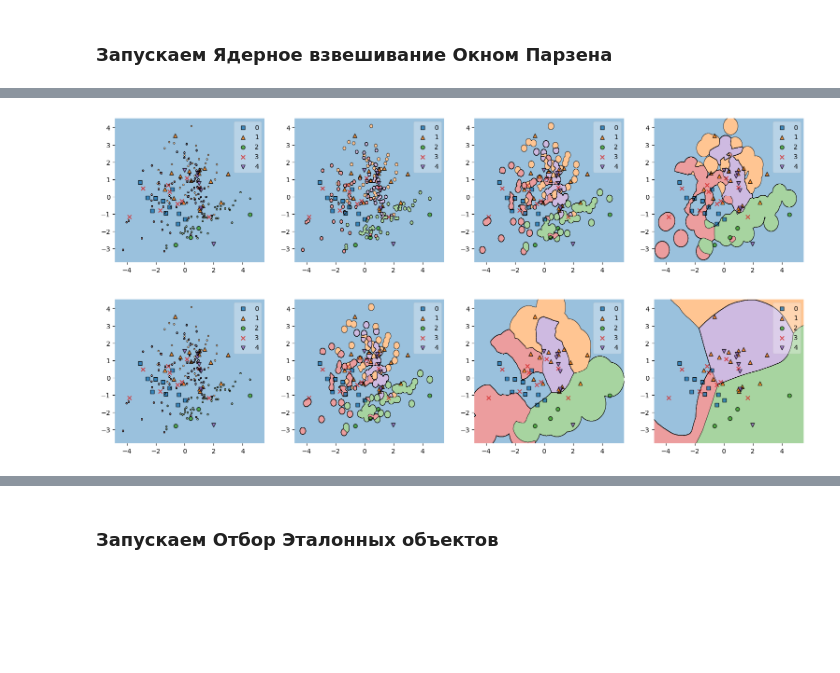
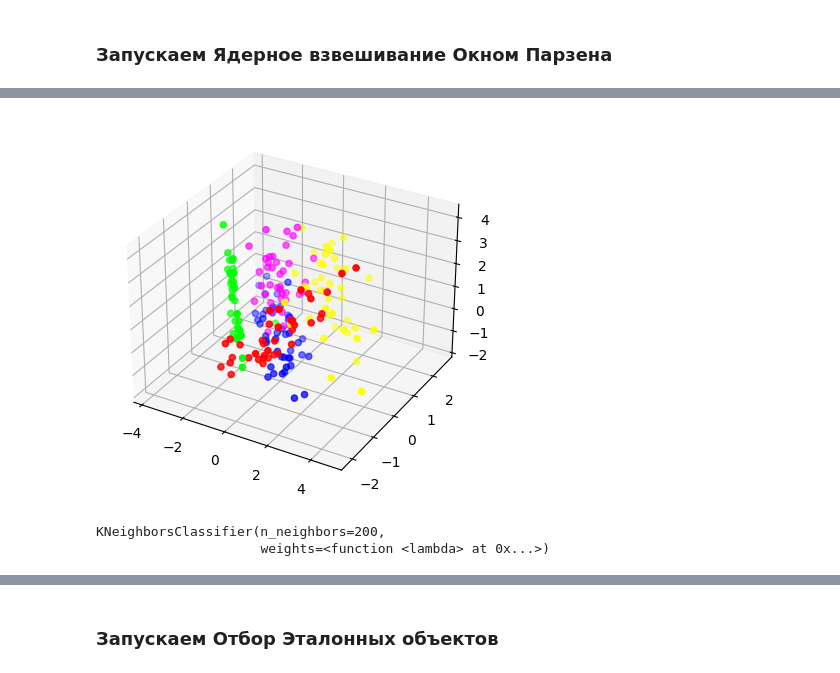
Before and after one commit to GitGood2000/114M_AI_SEM2, a Jupyter notebook: LAB_01/Lab01.ipynb, the cells around one changed output, grey strips where cells are left out. Drawn from its saved outputs; the diff is of its cells as text; code cells hidden in the pictures; blank space fills up the shorter version.

```diff
--- a/LAB_01/Lab01.ipynb
+++ b/LAB_01/Lab01.ipynb
@@ -63,13 +55,10 @@ X_test2 = pca.fit_transform(X_test)
 # %%
-fig, gs = plt.figure(figsize=(9,4)), gridspec.GridSpec(1, 2)
-
-ax = []
-for i in range(2):
-    ax.append(fig.add_subplot(gs[i]))
-
-
-plot_decision_regions(X_train2, Y_train, model, ax=ax[0])
-plot_decision_regions(X_test2, Y_test, model, ax=ax[1])
-
+N = 250
+colors = [np.array([1, 0, 0]).reshape(1,-1),np.array([0, 1, 0]).reshape(1,-1),np.array([0, 0, 1]).reshape(1,-1),
+np.array([1, 1, 0]).reshape(1,-1),np.array([1, 0, 1]).reshape(1,-1),] # распределение цветов по классам
+c = [colors[i] for i in Y_train[:N]] # распределение цветов по классам
+fig = plt.figure()
+ax = fig.add_subplot(111, projection='3d')
+ax.scatter(X_train[:N,0], X_train[:N,1], X_train[:N,2], c=c) # изображаем классификацию
 plt.show()
 # %% [output]
@@ -80,3 +69,7 @@ plt.show()
 def K(distance, h=0.05):
     ret = np.array(distance)/h
     return (1 - ret**2) * (np.abs(ret) <= 1)
+
+model1 = KNeighborsClassifier(n_neighbors=len(X_train),
+                                 weights=lambda x: K(x, h=h)) # обучение с коэфициентом 0.05
+model1.fit(X_train, Y_train)
@@ -83,28 +79,26 @@ def K(distance, h=0.05):
 # %%
-fig, gs = plt.figure(figsize=(19,4)), gridspec.GridSpec(1, 4)
+N = 250
+colors = [np.array([1, 0, 0]).reshape(1,-1),np.array([0, 1, 0]).reshape(1,-1),np.array([0, 0, 1]).reshape(1,-1),
+np.array([1, 1, 0]).reshape(1,-1),np.array([1, 0, 1]).reshape(1,-1),] # распределение цветов по классам
+c = [colors[i] for i in Y_train[:N]]
+fig = plt.figure()
+ax = fig.add_subplot(111, projection='3d')
+ax.scatter(X_train[:N,0], X_train[:N,1], X_train[:N,2], c=c)
 
-ax = []
-for i, h in enumerate([0.05, 0.1, 0.2, 0.5]):
-    model = KNeighborsClassifier(n_neighbors=len(X_train2),
-                                 weights=lambda x: K(x, h=h))
-    model.fit(X_train2, Y_train)
-    ax.append(fig.add_subplot(gs[i]))
-    plot_decision_regions(X_test2, Y_test, model, ax=ax[i])
+#for i, h in enumerate([0.05, 0.1, 0.2, 0.5]):
+#    model = KNeighborsClassifier(n_neighbors=len(X_train),
+#                                 weights=lambda x: K(x, h=h))
+#    model.fit(X_train, Y_train)
+#    ax.append(fig.add_subplot(gs[i]))
+#    plot_decision_regions(X_test, Y_test, model, ax=ax[i])
 
 plt.show()
 # %% [output]
-[figure, old version]
+[figure, new version]
-# %%
-fig, gs = plt.figure(figsize=(19,4)), gridspec.GridSpec(1, 4)
-
-ax = []
-for i, h in enumerate([0.05, 0.2, 1.0, 5.0]):
-    model = KNeighborsClassifier(n_neighbors=len(X_train2),
-                                 weights=lambda x: K(x, h=h))
-    model.fit(X_train2, Y_train)
-    ax.append(fig.add_subplot(gs[i]))
-    plot_decision_regions(X_test2, Y_test, model, ax=ax[i])
-
-plt.show()
-# %% [output]
-[figure, removed]
+# %%
+model2 = KNeighborsClassifier(n_neighbors=len(X_train),
+                                 weights=lambda x: K(x, h=0.5)) # обучение с коэфициентом 0.5
+model2.fit(X_train, Y_train)
+# %% [output]
+KNeighborsClassifier(n_neighbors=200,
+                     weights=<function <lambda> at 0x...>)
```
Also changed, not shown: parts of 23 cells of this notebook.
